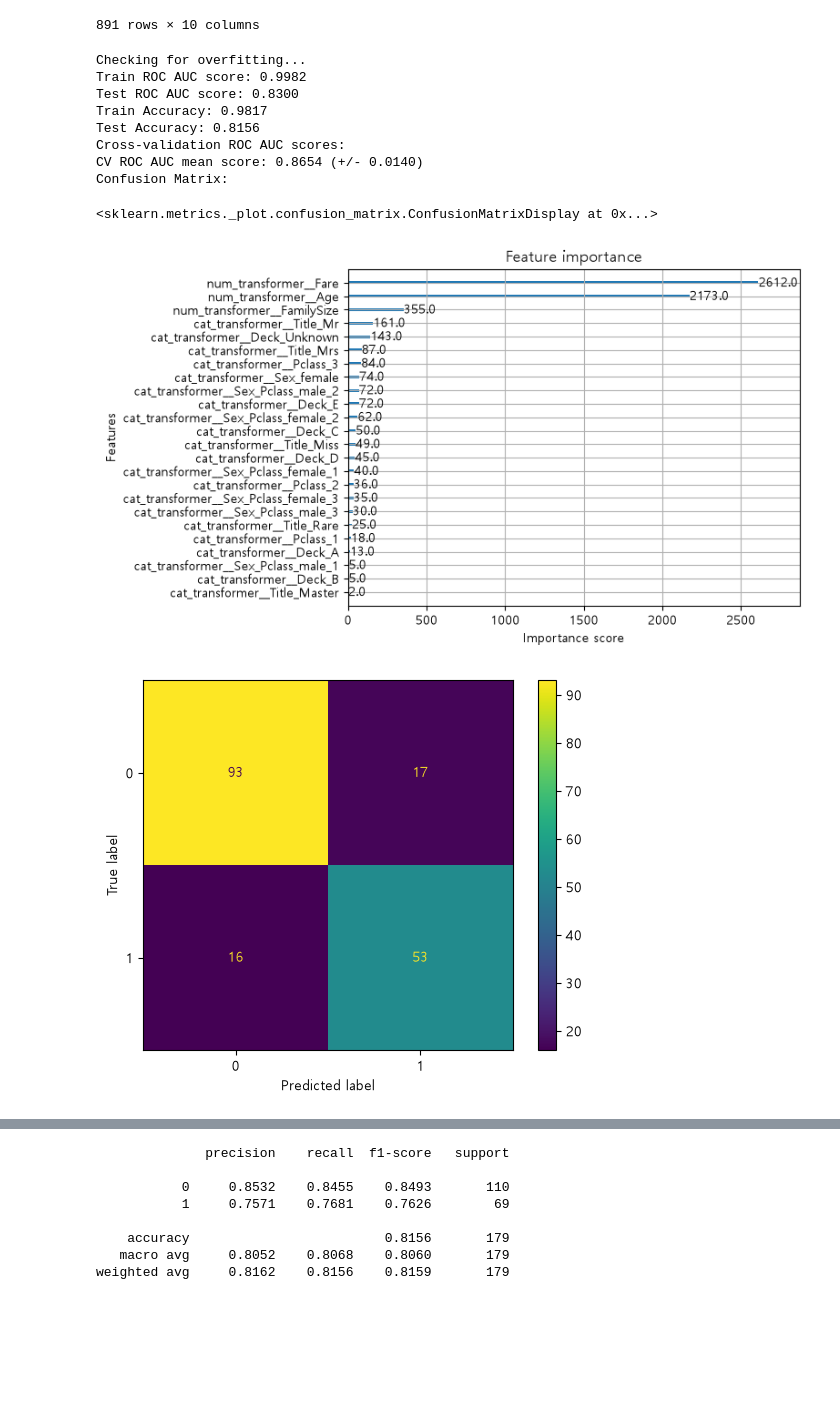
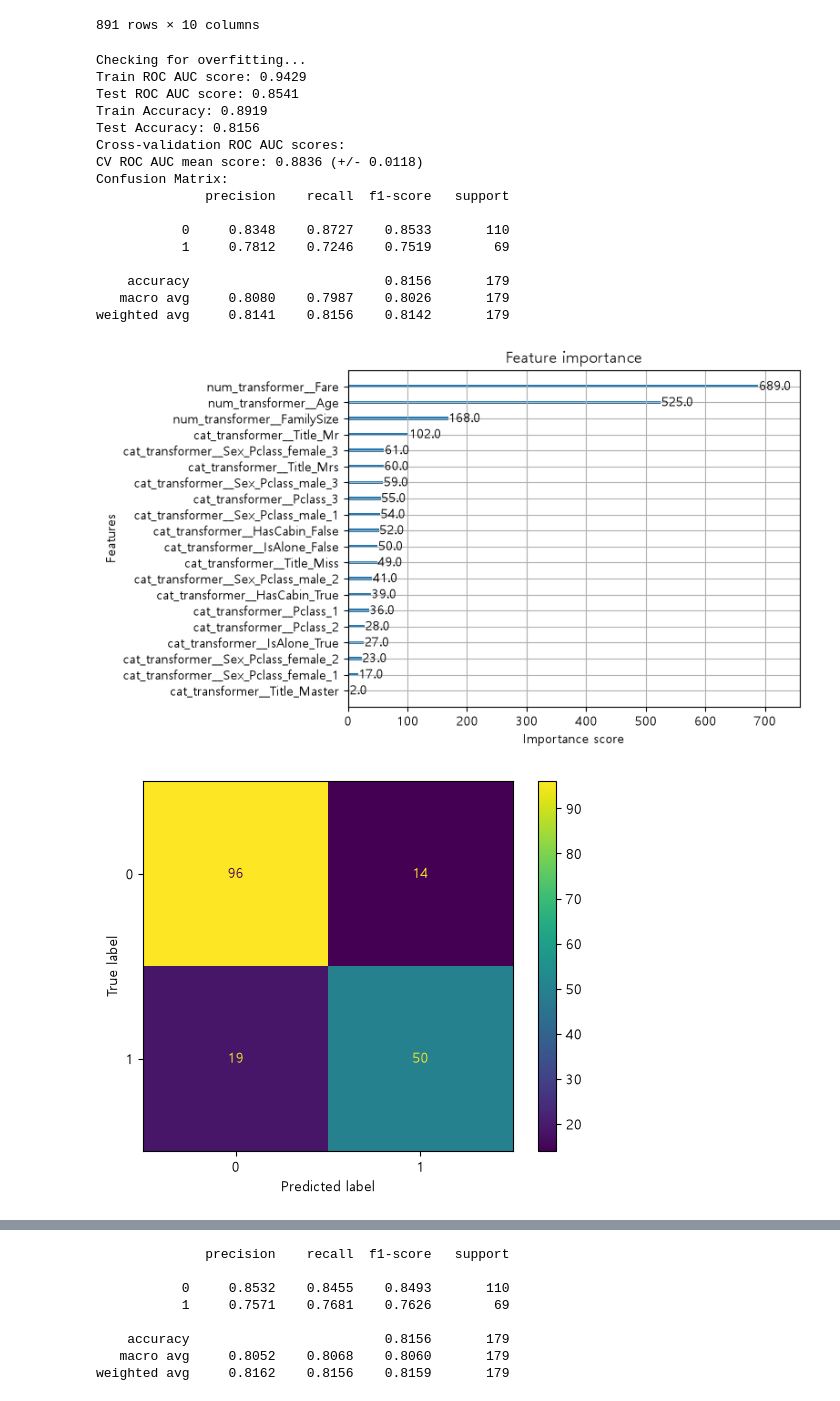
Before and after one commit to doosung-bang/AI_Sprint, a Jupyter notebook: 스프린트미션/미션3_추가연습.ipynb, the cells around one changed output, grey strips where cells are left out. Cells and saved outputs as stored; diff of their text form; code cells hidden in the pictures; blank space fills up the shorter version.

```diff
--- a/스프린트미션/미션3_추가연습.ipynb
+++ b/스프린트미션/미션3_추가연습.ipynb
@@ -301,7 +301,7 @@ train_fe[FEATURES]
 SEED = 42
 
 num_features = ['Age',  'Fare', 'FamilySize'] #'SibSp', 'Parch',
-cat_features = ['Pclass', 'Sex', 'Title', 'IsAlone', 'Deck', 'HasCabin', 'Sex_Pclass'] #, 'Embarked'
+cat_features = ['Pclass', 'Sex', 'Sex_Pclass' , 'Title', 'IsAlone', 'HasCabin'] #, 'Embarked' , 'Sex_Pclass' 'Deck','Sex'
 FEATURES = num_features + cat_features
 train_fe[FEATURES]
 
@@ -329,8 +329,21 @@ preprocessor = ColumnTransformer(
         ('cat_transformer', cat_transformer, cat_features)
     ]
 )
+# model = XGBClassifier(
+#     n_estimators=400, learning_rate=0.1, max_depth=6, random_state=SEED)
 model = XGBClassifier(
-    n_estimators=400, learning_rate=0.1, max_depth=6, random_state=SEED)
+    n_estimators=400,
+    learning_rate=0.05,
+    max_depth=4,
+    min_child_weight=5,
+    gamma=0.1,
+    subsample=0.8,
+    colsample_bytree=0.6,
+    colsample_bylevel=0.7,
+    reg_alpha=0.1,
+    reg_lambda=2.0,
+    random_state=SEED
+)
 model_pipeline = Pipeline(
     steps=[
         ('preprocessor', preprocessor),
@@ -342,39 +355,49 @@ preds = model_pipeline.predict(X_test)
 probs = model_pipeline.predict_proba(X_test)[:,1]
 train_preds = model_pipeline.predict(X_train)
 train_probs = model_pipeline.predict_proba(X_train)[:,1]
+#### 사용한 feature 확인
+print("Used features:",FEATURES)
+
 #### 과적합 확인
 print("Checking for overfitting...")
 print(f"Train ROC AUC score: { roc_auc_score(y_train, train_probs):.4f}")
 print(f"Test ROC AUC score: { roc_auc_score(y_test, probs):.4f}")
 print(f"Train Accuracy: { accuracy_score(y_train, train_preds):.4f}")
 print(f"Test Accuracy: { accuracy_score(y_test, preds):.4f}")
 #### Cross-validation 점수확인
 cross_val = cross_val_score(model_pipeline, X_train, y_train, cv=5, scoring='roc_auc')
 print("Cross-validation ROC AUC scores:" )
 print('CV ROC AUC mean score: {:.4f} (+/- {:.4f})'.format(cross_val.mean(), cross_val.std()))
 # print('avg fit time: (+/- {})'.format(cross_val['fit_time'].mean(), cross_val['fit_time'].std()))
 # print('avg score time: (+/- {})'.format(cross_val['score_time'].mean(), cross_val['score_time'].std()))
 # print('avg test time: (+/- {})'.format(cross_val['test_time'].mean(), cross_val['test_time'].std()))
 #### 모델의 피쳐 중요도 시각화
 feature_names = model_pipeline.named_steps['preprocessor'].get_feature_names_out()
 classifier = model_pipeline.named_steps['classifier']
 classifier.get_booster().feature_names = list(feature_names)
 plot_importance(model_pipeline.named_steps['classifier'])
 #### 혼돈 행렬 시각화
 print("Confusion Matrix:")
 cm = confusion_matrix(y_test, preds)
 disp = ConfusionMatrixDisplay(confusion_matrix=cm)
 disp.plot()
 print(classification_report(y_test, preds, digits=4))
 # %% [output]
 Checking for overfitting...
-Train ROC AUC score: 0.9982
-Test ROC AUC score: 0.8300
-Train Accuracy: 0.9817
+Train ROC AUC score: 0.9429
+Test ROC AUC score: 0.8541
+Train Accuracy: 0.8919
 Test Accuracy: 0.8156
 Cross-validation ROC AUC scores:
-CV ROC AUC mean score: 0.8654 (+/- 0.0140)
+CV ROC AUC mean score: 0.8836 (+/- 0.0118)
 Confusion Matrix:
+              precision    recall  f1-score   support
+
+           0     0.8348    0.8727    0.8533       110
+           1     0.7812    0.7246    0.7519        69
+
+    accuracy                         0.8156       179
+   macro avg     0.8080    0.7987    0.8026       179
+weighted avg     0.8141    0.8156    0.8142       179
-<sklearn.metrics._plot.confusion_matrix.ConfusionMatrixDisplay at 0x...>
-[figure, old version]
+[figure, new version]
-[figure, old version]
+[figure, new version]
```
Also changed, not shown: parts of 13 cells of this notebook, 3 other files.
